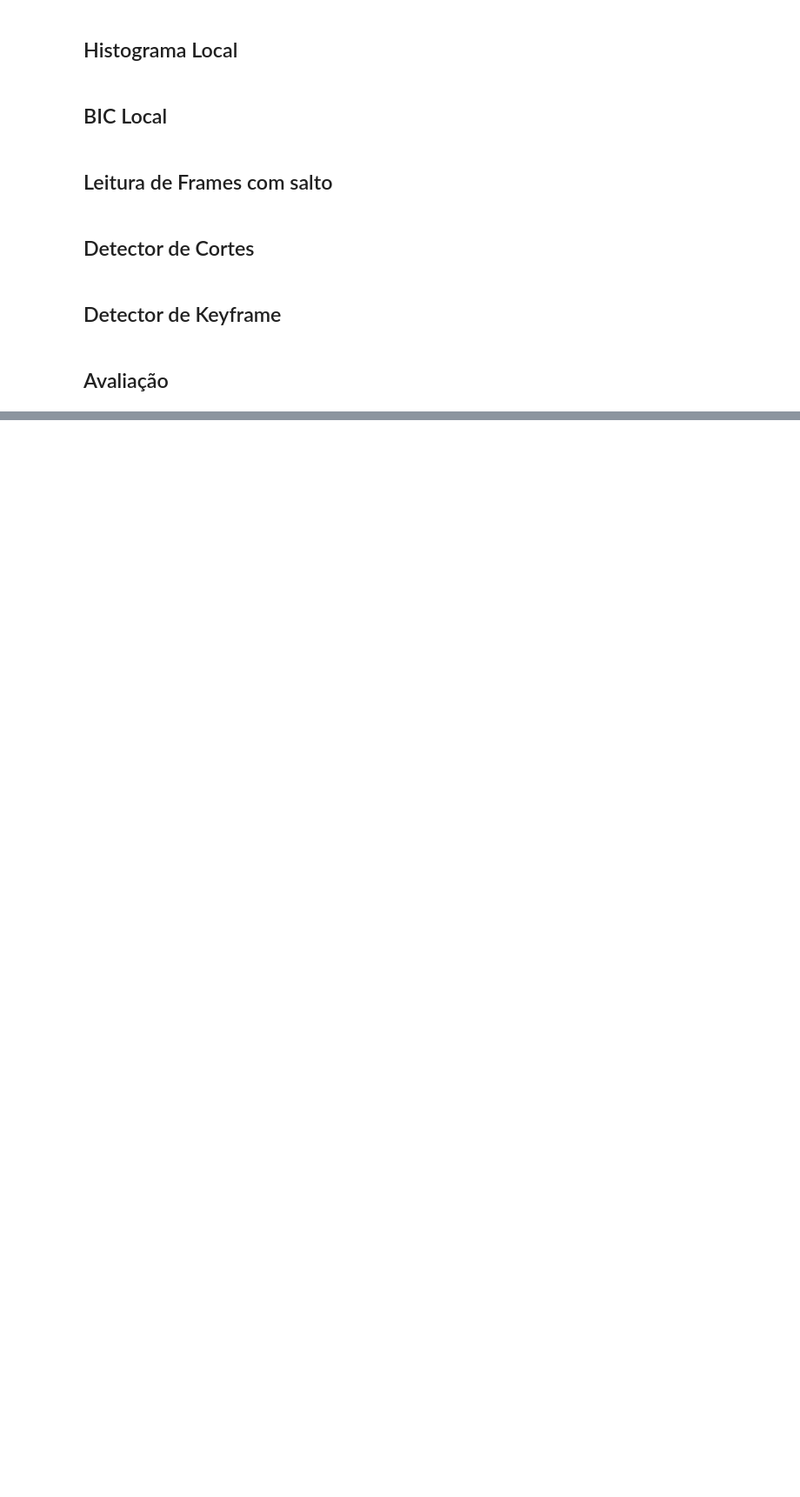
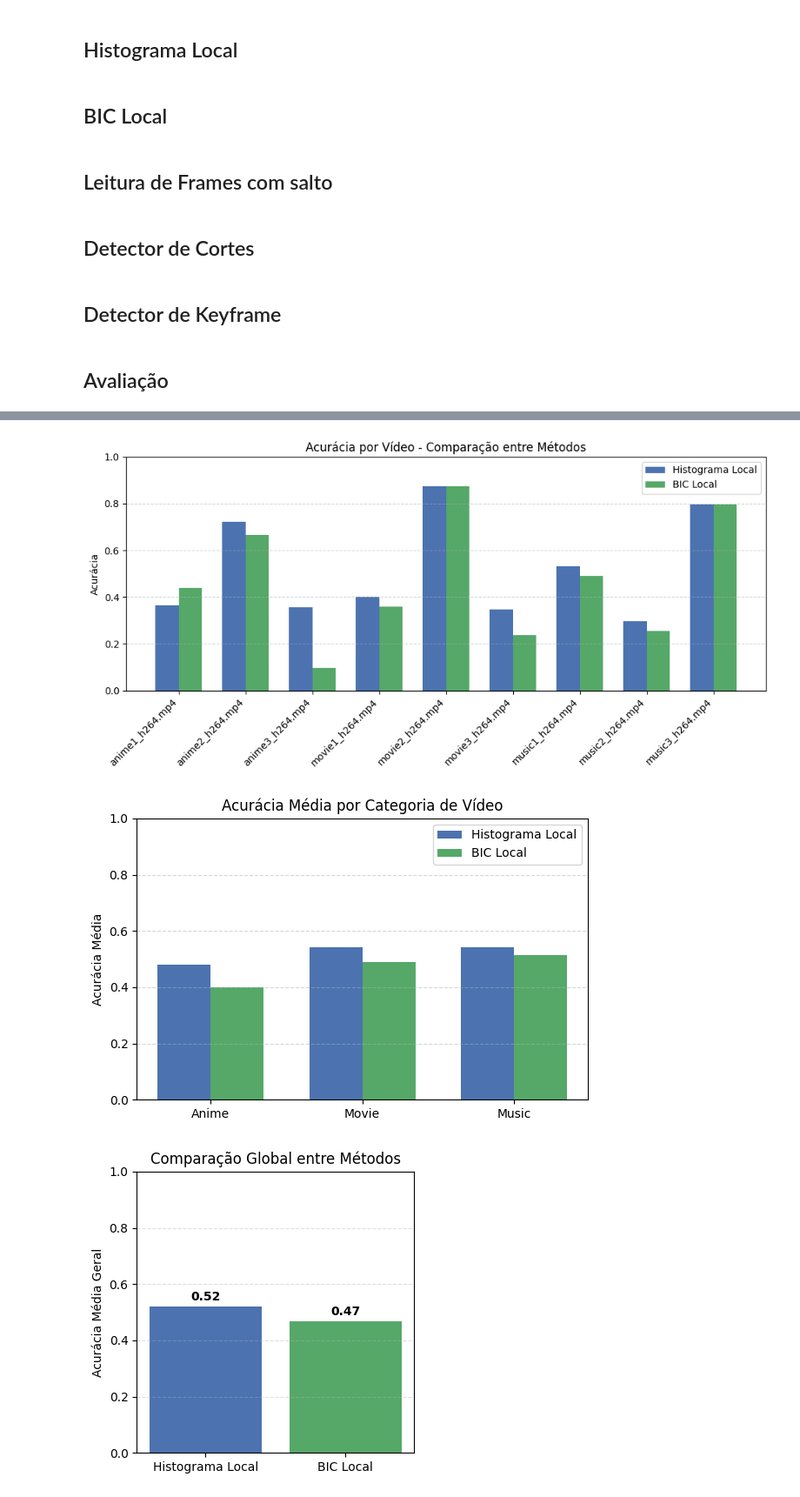
Before and after one commit to VinnyHardth/Tratamento-Imagem-Video-UFAM-2025, a Jupyter notebook: tp2/tp2.ipynb, the cells around one changed output, grey strips where cells are left out. Shown at 87% size. Drawn from its saved outputs; the diff is of its cells as text; code cells hidden in the pictures; blank space fills up the shorter version.

```diff
--- a/tp2/tp2.ipynb
+++ b/tp2/tp2.ipynb
@@ -702,0 +698,77 @@ VIDEOS_PATH
+# %%
+import pandas as pd
+import matplotlib.pyplot as plt
+import numpy as np
+
+# Carregar a tabela de resultados
+df = pd.read_csv("results_table.csv")
+
+# Criar coluna de categoria a partir do nome do arquivo
+def get_category(name):
+    name = name.lower()
+    if "anime" in name: return "Anime"
+    elif "movie" in name: return "Movie"
+    elif "music" in name: return "Music"
+    else: return "Outros"
+
+df["category"] = df["filename"].apply(get_category)
+
+# ----------------------------
+# 1️⃣ Gráfico: acurácia por vídeo
+# ----------------------------
+plt.figure(figsize=(10,5))
+x = np.arange(len(df))
+width = 0.35
+
+plt.bar(x - width/2, df["accuracy_hist"], width, label="Histograma Local", color="#4C72B0")
+plt.bar(x + width/2, df["accuracy_bic"], width, label="BIC Local", color="#55A868")
+
+plt.xticks(x, df["filename"], rotation=45, ha='right')
+plt.ylabel("Acurácia")
+plt.title("Acurácia por Vídeo - Comparação entre Métodos")
+plt.legend()
+plt.grid(axis="y", linestyle="--", alpha=0.5)
+plt.ylim(0,1)
+plt.tight_layout()
+plt.show()
+
+# ----------------------------
+# 2️⃣ Gráfico: média por categoria
+# ----------------------------
+grouped = df.groupby("category")[["accuracy_hist","accuracy_bic"]].mean().reset_index()
+
+plt.figure(figsize=(6,4))
+x = np.arange(len(grouped))
+plt.bar(x - width/2, grouped["accuracy_hist"], width, label="Histograma Local", color="#4C72B0")
+plt.bar(x + width/2, grouped["accuracy_bic"], width, label="BIC Local", color="#55A868")
+
+plt.xticks(x, grouped["category"])
+plt.ylabel("Acurácia Média")
+plt.title("Acurácia Média por Categoria de Vídeo")
+plt.legend()
+plt.grid(axis="y", linestyle="--", alpha=0.5)
+plt.ylim(0,1)
+plt.tight_layout()
+plt.show()
+
+# ----------------------------
+# 3️⃣ Gráfico: comparação geral
+# ----------------------------
+mean_hist = df["accuracy_hist"].mean()
+mean_bic = df["accuracy_bic"].mean()
+
+plt.figure(figsize=(4,4))
+plt.bar(["Histograma Local", "BIC Local"], [mean_hist, mean_bic],
+        color=["#4C72B0","#55A868"])
+plt.ylabel("Acurácia Média Geral")
+plt.title("Comparação Global entre Métodos")
+plt.ylim(0,1)
+for i, v in enumerate([mean_hist, mean_bic]):
+    plt.text(i, v + 0.02, f"{v:.2f}", ha="center", fontweight="bold")
+plt.grid(axis="y", linestyle="--", alpha=0.4)
+plt.tight_layout()
+plt.show()
+# %% [output]
+[figure, added]
+[figure, added]
+[figure, added]
```
Also changed, not shown: parts of 14 cells of this notebook, 6 other files.
